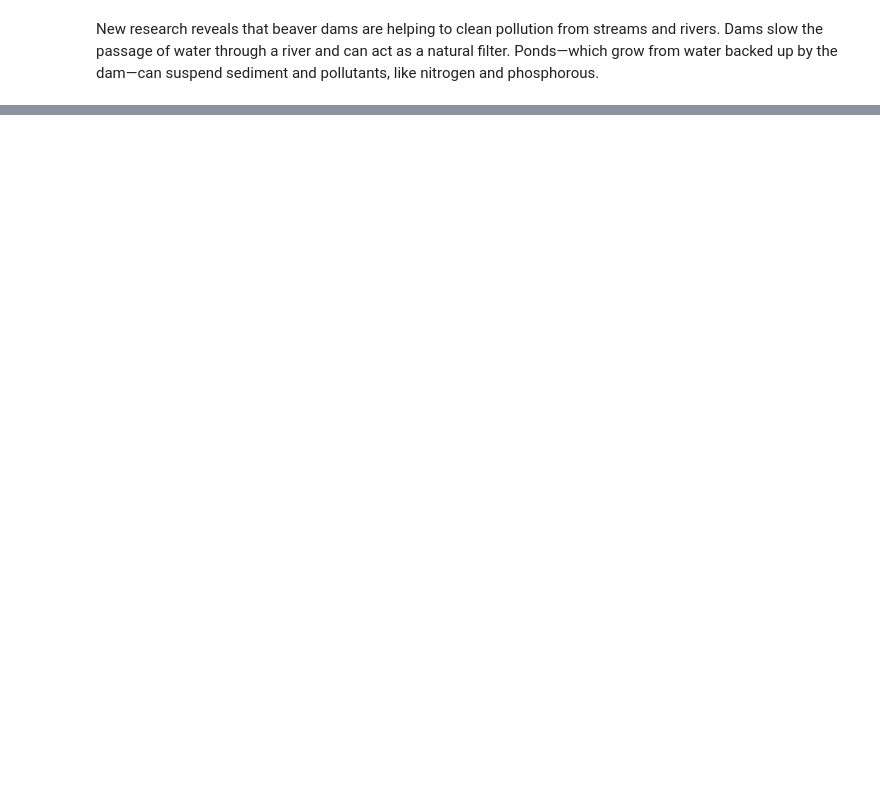
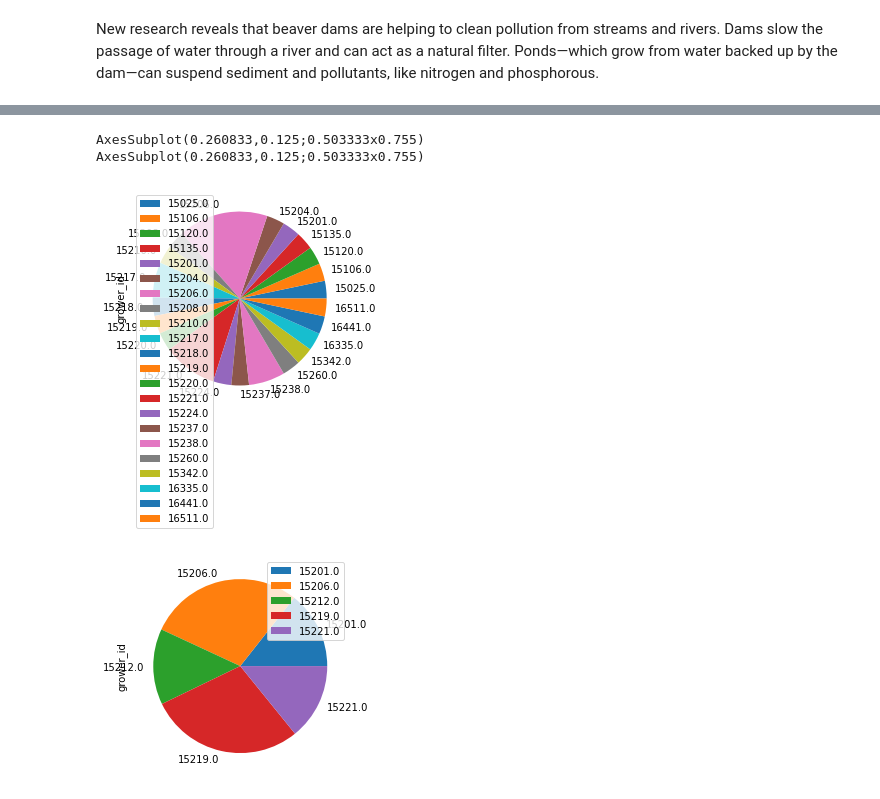
Before and after one commit to amf28/Big-Ideas-Final-Project, a Jupyter notebook: foodGardens.ipynb, the cells around one changed output, grey strips where cells are left out. Cells and saved outputs as stored; diff of their text form; code cells hidden in the pictures; blank space fills up the shorter version.

```diff
--- a/foodGardens.ipynb
+++ b/foodGardens.ipynb
@@ -25,0 +41,17 @@ This piechart organizes all the food gardens based on zipcode. As you can see, t
+# %%
+q_query_mask_sg = df['category'] == 'school-garden'
+sg = df[q_query_mask_sg]
+# most school gardens
+# sg.head()
+q_query_mask_cf = df['category'] == 'community-garden'
+cf = df[q_query_mask_cf]
+# cf.head()
+plotsg = sg.groupby(['zip_code']).sum().plot(kind='pie', y = 'grower_id')
+plotcf = cf.groupby(['zip_code']).sum().plot(kind='pie', y = 'grower_id')
+print(plotsg)
+print(plotcf)
+# %% [output]
+AxesSubplot(0.260833,0.125;0.503333x0.755)
+AxesSubplot(0.260833,0.125;0.503333x0.755)
+[figure, added]
+[figure, added]
```
Also changed, not shown: parts of 3 cells of this notebook, 2 other files.
